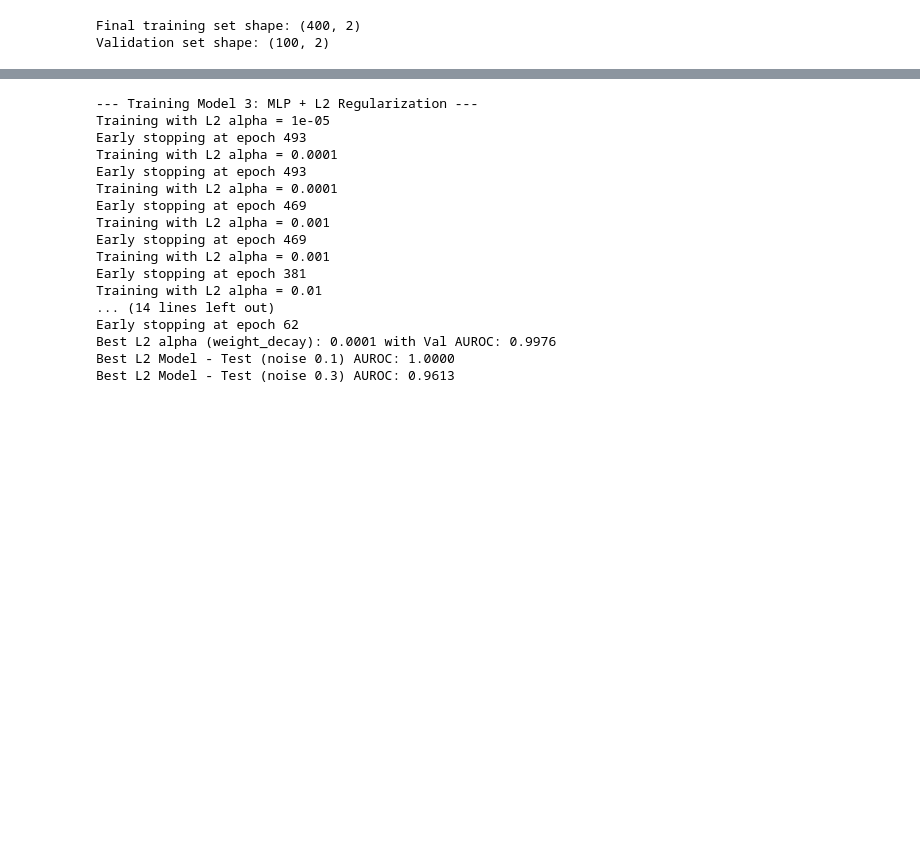
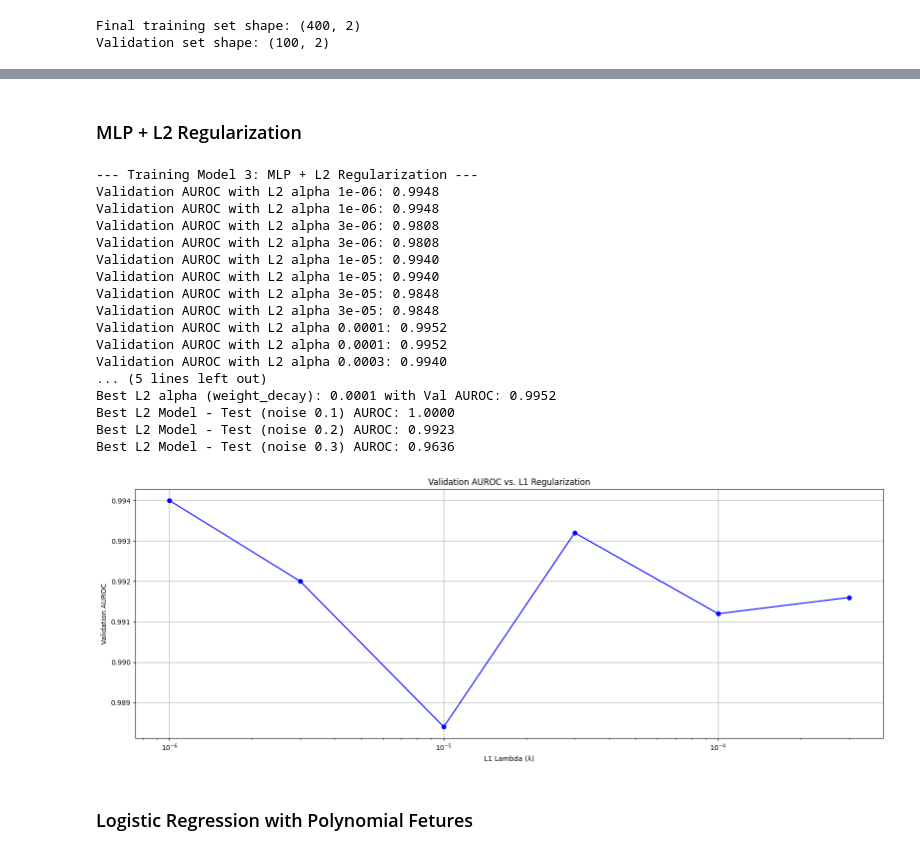
Before and after one commit to jsmaskeen/ES335-Assignment3, a Jupyter notebook: Task 2/two_moons.ipynb.ipynb, the cells around one changed output, grey strips where cells are left out. Drawn from its saved outputs; the diff is of its cells as text; code cells hidden in the pictures; blank space fills up the shorter version.

```diff
--- a/Task 2/two_moons.ipynb.ipynb
+++ b/Task 2/two_moons.ipynb.ipynb
@@ -404,7 +448,9 @@ Best L1 Lambda based on Validation AUROC: 3e-06
+# %% [markdown]
+### MLP + L2 Regularization
 # %%
 print("\n--- Training Model 3: MLP + L2 Regularization ---")
 # L2 grid for weight_decay
-l2_alphas = [1e-5, 1e-4, 1e-3, 1e-2, 0.1, 1.0]
+l2_alphas = [1e-6, 3e-6, 1e-5, 3e-5, 1e-4, 3e-4]
 val_aurocs_l2 = []
 best_l2_model = None
 best_l2_auroc = -1
@@ -414,53 +460,73 @@ for alpha in l2_alphas:
     model_l2 = SimpleMLP()
     # Add L2 penalty via weight_decay
     optimizer_l2 = optim.Adam(model_l2.parameters(), lr=0.01, weight_decay=alpha)
     criterion = nn.BCEWithLogitsLoss()
 
-    print(f"Training with L2 alpha = {alpha}")
+    # print(f"Training with L2 alpha = {alpha}")
     # Use early stopping to find the best model for this alpha
     train_network(
         model=model_l2,
         X_train=X_train_t, y_train=y_train_t,
         X_val=X_val_t, y_val=y_val_t,
         optimizer=optimizer_l2,
         criterion=criterion,
-        n_epochs=2000,
-        early_stopping_patience=50
+        n_epochs=2000
     )
 
     val_auroc = get_auroc(model_l2, X_val_t, y_val_t)
+    print(f"Validation AUROC with L2 alpha {alpha}: {val_auroc:.4f}")
     val_aurocs_l2.append(val_auroc)
 
     if val_auroc > best_l2_auroc:
         best_l2_auroc = val_auroc
         best_l2_model = model_l2 # Save the model object
         best_l2_alpha = alpha
 
 print(f"Best L2 alpha (weight_decay): {best_l2_alpha} with Val AUROC: {best_l2_auroc:.4f}")
 
 # Report robustness of the best L2 model
 auroc_l2_test1 = get_auroc(best_l2_model, X_test_01_t, y_test_01_t)
-auroc_l2_test2 = get_auroc(best_l2_model, X_test_03_t, y_test_03_t)
+auroc_l2_test2 = get_auroc(best_l2_model, X_test_02_t, y_test_02_t)
+auroc_l2_test3 = get_auroc(best_l2_model, X_test_03_t, y_test_03_t)
 print(f"Best L2 Model - Test (noise 0.1) AUROC: {auroc_l2_test1:.4f}")
-print(f"Best L2 Model - Test (noise 0.3) AUROC: {auroc_l2_test2:.4f}")
+print(f"Best L2 Model - Test (noise 0.2) AUROC: {auroc_l2_test2:.4f}")
+print(f"Best L2 Model - Test (noise 0.3) AUROC: {auroc_l2_test3:.4f}")
+
+# Plotting the results for L1
+fig, (ax1) = plt.subplots(1, 1, figsize=(16, 6))
+
+# Plot Validation AUROC vs. Lambda
+ax1.plot(l1_lambdas, val_aurocs_l1, 'bo-')
+ax1.set_xscale('log')
+ax1.set_xlabel('L1 Lambda (λ)')
+ax1.set_ylabel('Validation AUROC')
+ax1.set_title('Validation AUROC vs. L1 Regularization')
+ax1.grid(True)
+
+
+plt.tight_layout()
+plt.show()
 # %% [output]
 --- Training Model 3: MLP + L2 Regularization ---
-Training with L2 alpha = 1e-05
-Early stopping at epoch 493
-Training with L2 alpha = 0.0001
-Early stopping at epoch 493
-Training with L2 alpha = 0.0001
-Early stopping at epoch 469
-Training with L2 alpha = 0.001
-Early stopping at epoch 469
-Training with L2 alpha = 0.001
-Early stopping at epoch 381
-Training with L2 alpha = 0.01
-... (14 lines left out)
-Early stopping at epoch 62
-Best L2 alpha (weight_decay): 0.0001 with Val AUROC: 0.9976
+Validation AUROC with L2 alpha 1e-06: 0.9948
+Validation AUROC with L2 alpha 1e-06: 0.9948
+Validation AUROC with L2 alpha 3e-06: 0.9808
+Validation AUROC with L2 alpha 3e-06: 0.9808
+Validation AUROC with L2 alpha 1e-05: 0.9940
+Validation AUROC with L2 alpha 1e-05: 0.9940
+Validation AUROC with L2 alpha 3e-05: 0.9848
+Validation AUROC with L2 alpha 3e-05: 0.9848
+Validation AUROC with L2 alpha 0.0001: 0.9952
+Validation AUROC with L2 alpha 0.0001: 0.9952
+Validation AUROC with L2 alpha 0.0003: 0.9940
+... (5 lines left out)
+Best L2 alpha (weight_decay): 0.0001 with Val AUROC: 0.9952
 Best L2 Model - Test (noise 0.1) AUROC: 1.0000
-Best L2 Model - Test (noise 0.3) AUROC: 0.9613
+Best L2 Model - Test (noise 0.2) AUROC: 0.9923
+Best L2 Model - Test (noise 0.3) AUROC: 0.9636
+[figure, added]
+# %% [markdown]
+### Logistic Regression with Polynomial Fetures
 # %%
 print("\n--- Training Model 4: Logistic Regression + Polynomial Features ---")
 
```
Also changed, not shown: parts of 16 cells of this notebook.
